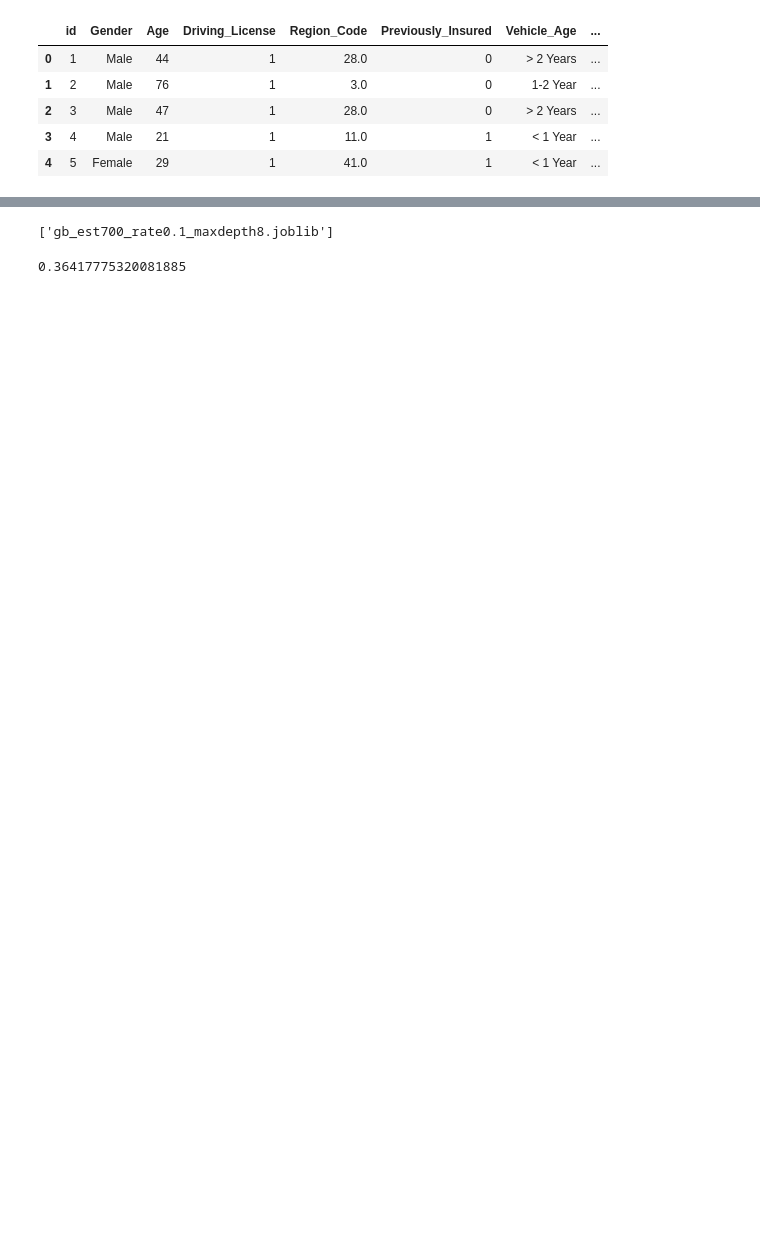
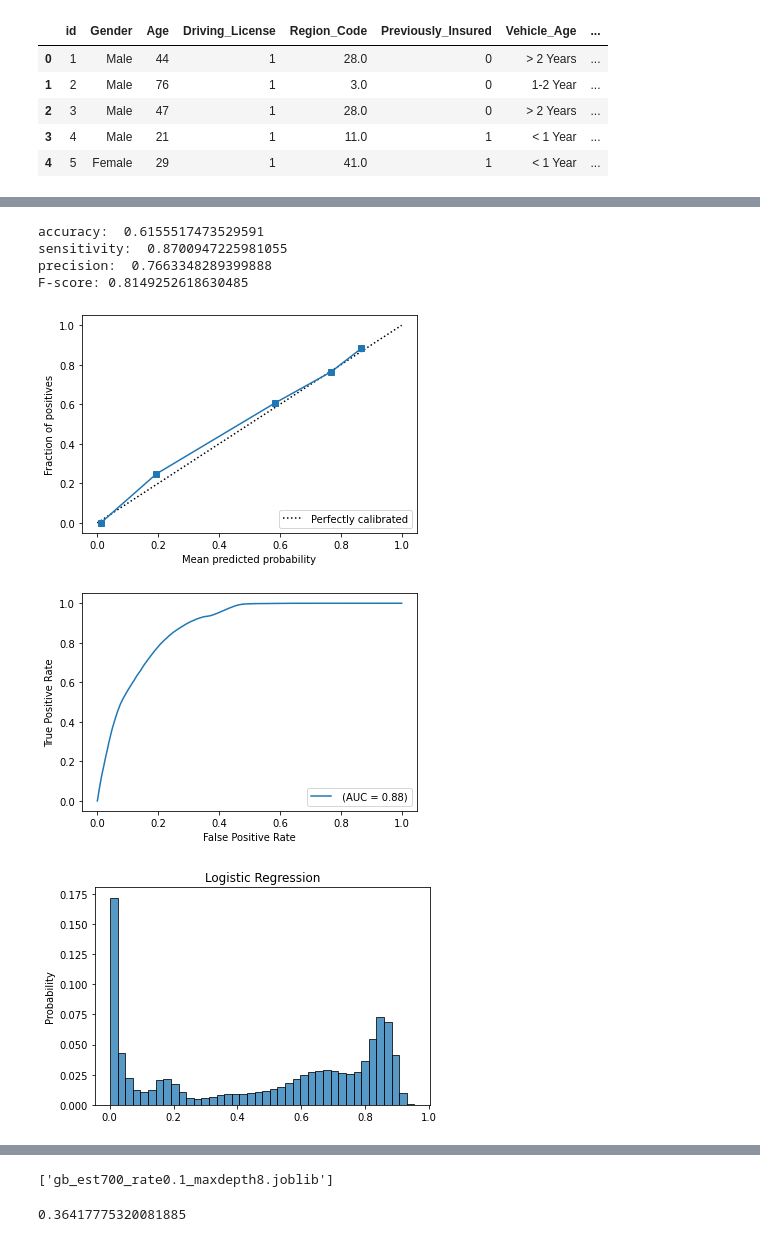
Before and after one commit to Johannes-Gross/business-analytics, a Jupyter notebook: insurance-jg.ipynb, the cells around one changed output, grey strips where cells are left out. Drawn from its saved outputs; the diff is of its cells as text; code cells hidden in the pictures; blank space fills up the shorter version.

```diff
--- a/insurance-jg.ipynb
+++ b/insurance-jg.ipynb
@@ -82 +107,12 @@ def eval_clf(clf, X_test, y_test, clf_name=''):
+# %%
+lr_s = LogisticRegression().fit(X_train_s, y_train_s)
+eval_clf(lr_s, X_test_s, y_test_s, clf_name='Logistic Regression')
+# %% [output]
+accuracy:  0.6155517473529591
+sensitivity:  0.8700947225981055
+precision:  0.7663348289399888
+F-score: 0.8149252618630485
+[figure, added]
+[figure, added]
+[figure, added]
 # %%
```
Also changed, not shown: parts of 13 cells of this notebook, 1 other file.
